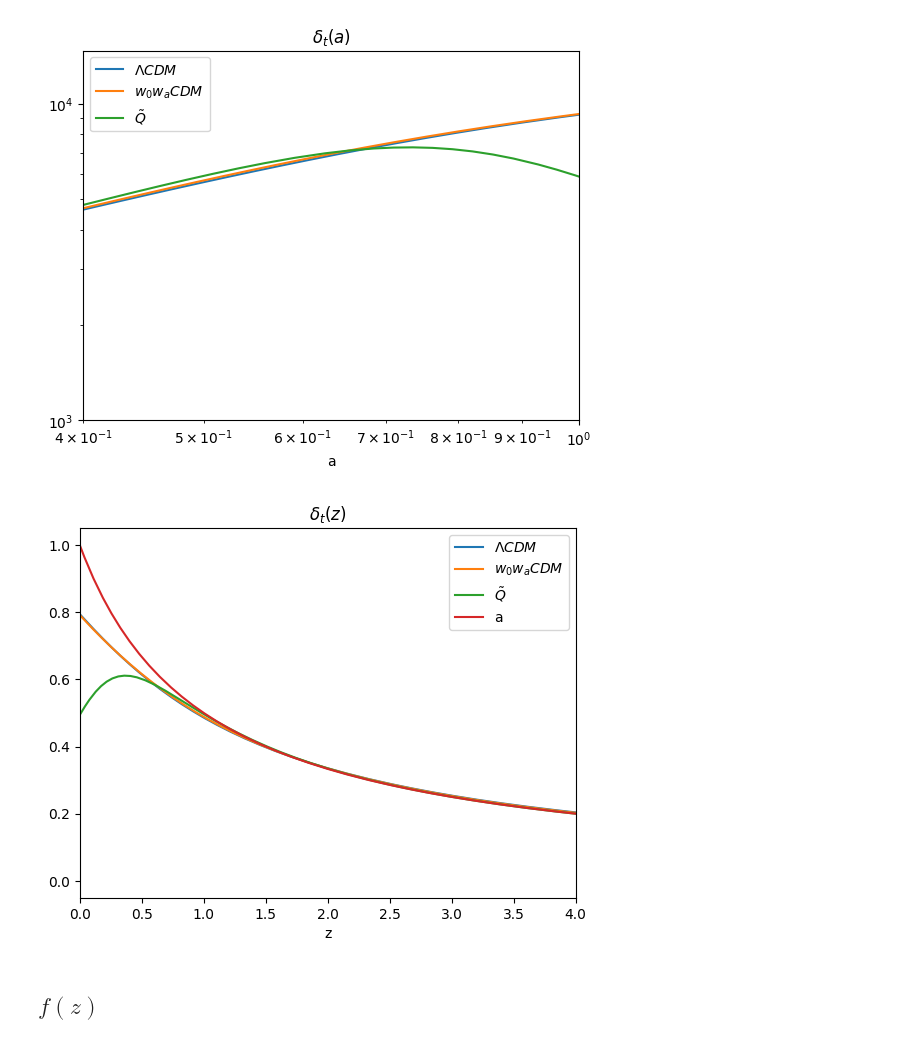
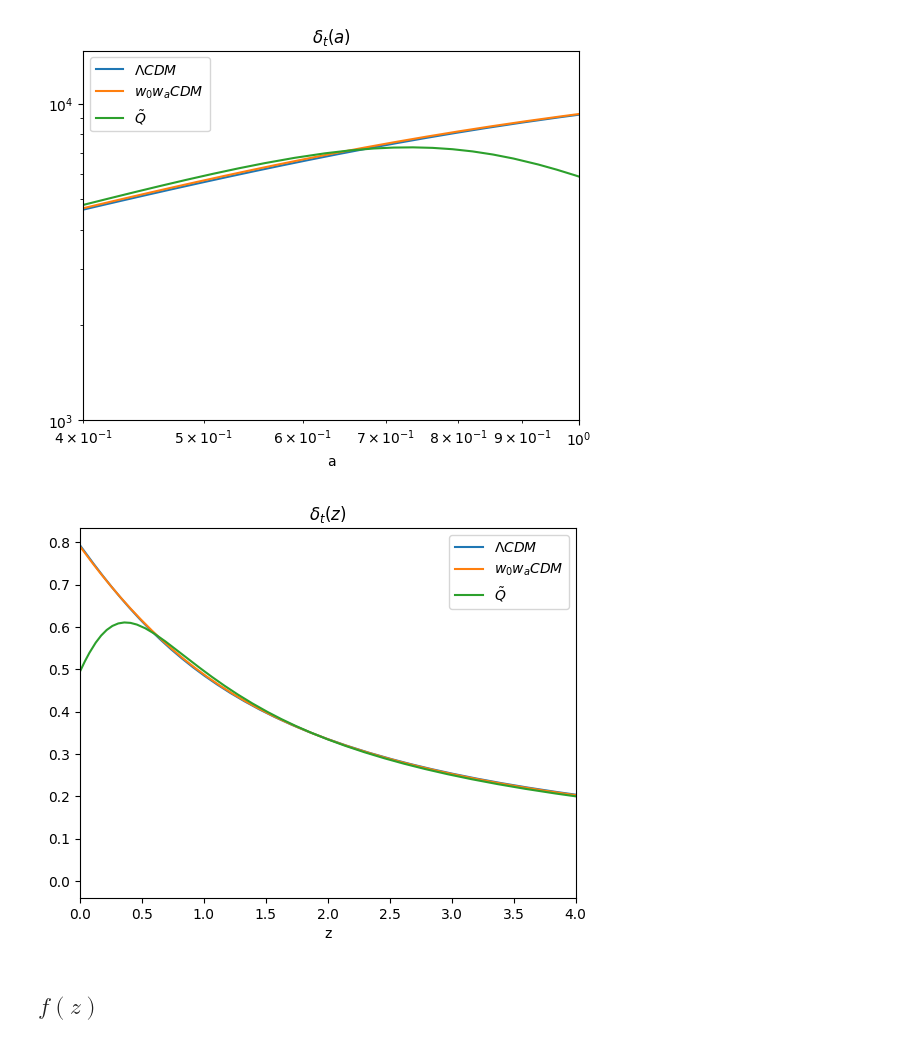
Before and after one commit to Diismas19/dark-degeneracy, a Jupyter notebook: coding/plots.ipynb, the cells around one changed output. Saved outputs shown, nothing was run; the diff lists cells and outputs as text; code cells hidden in the pictures.

```diff
--- a/coding/plots.ipynb
+++ b/coding/plots.ipynb
@@ -424,15 +421,17 @@ plt.show()
 # %%
 plt.plot(1/ptLCDM[0]['a']-1,delta_t_lcdm/delta_t_lcdm[-20]*ptLCDM[0]['a'][-20],label=r'$\Lambda CDM$')
 plt.plot(1/ptFLD[0]['a']-1,delta_t_fld/delta_t_fld[-20]*ptFLD[0]['a'][-20],label=r'$w_0w_aCDM$')
 plt.plot(1/ptINT[0]['a']-1,delta_t_int/delta_t_int[-20]*ptINT[0]['a'][-20],label=r'$\tilde{Q}$')
-plt.plot(1/ptLCDM[0]['a']-1,ptLCDM[0]['a'],label='a')
+# plt.plot(1/ptLCDM[0]['a']-1,ptLCDM[0]['a'],label='a')
 plt.legend()
 plt.xlim(0,4)
 plt.title(r'$\delta_t(z)$')
 plt.xlabel('z')
 plt.show()
+
+# delta = a normalizado durante a matter domination
 # %% [output]
-[figure, old version]
+[figure, new version]
 # %% [markdown]
 ## $f(z)$
 # %%
```
Also changed, not shown: parts of 7 cells of this notebook, 7 other files.
